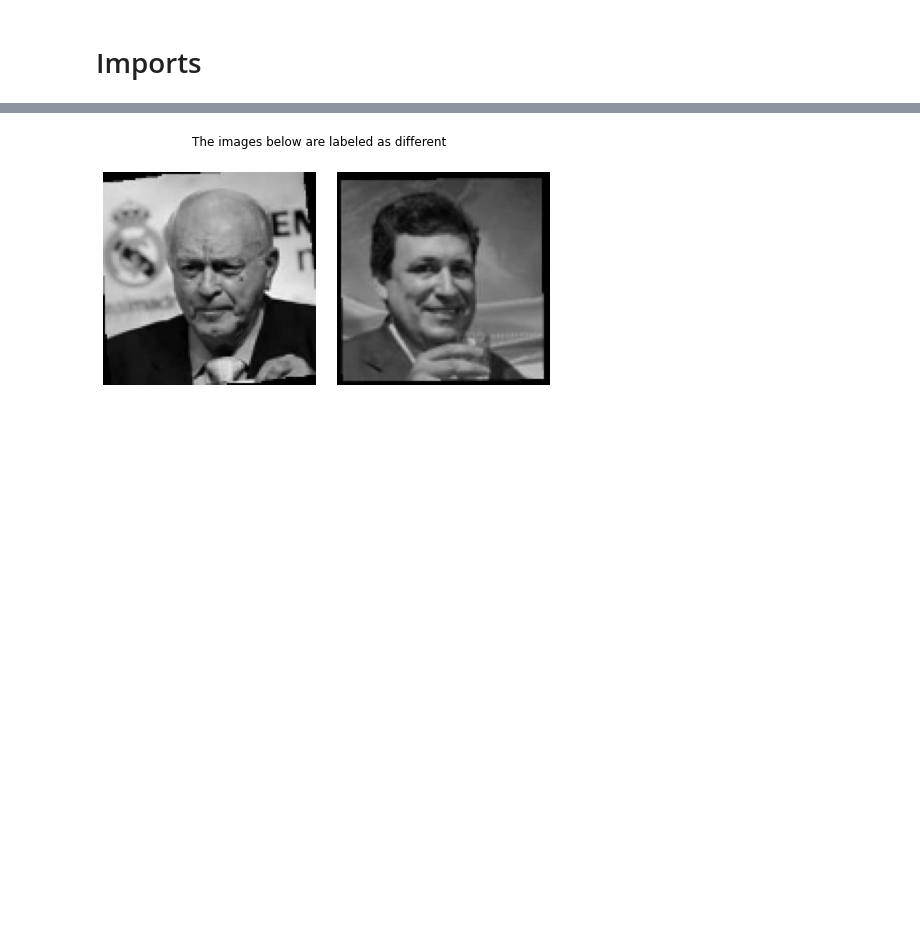
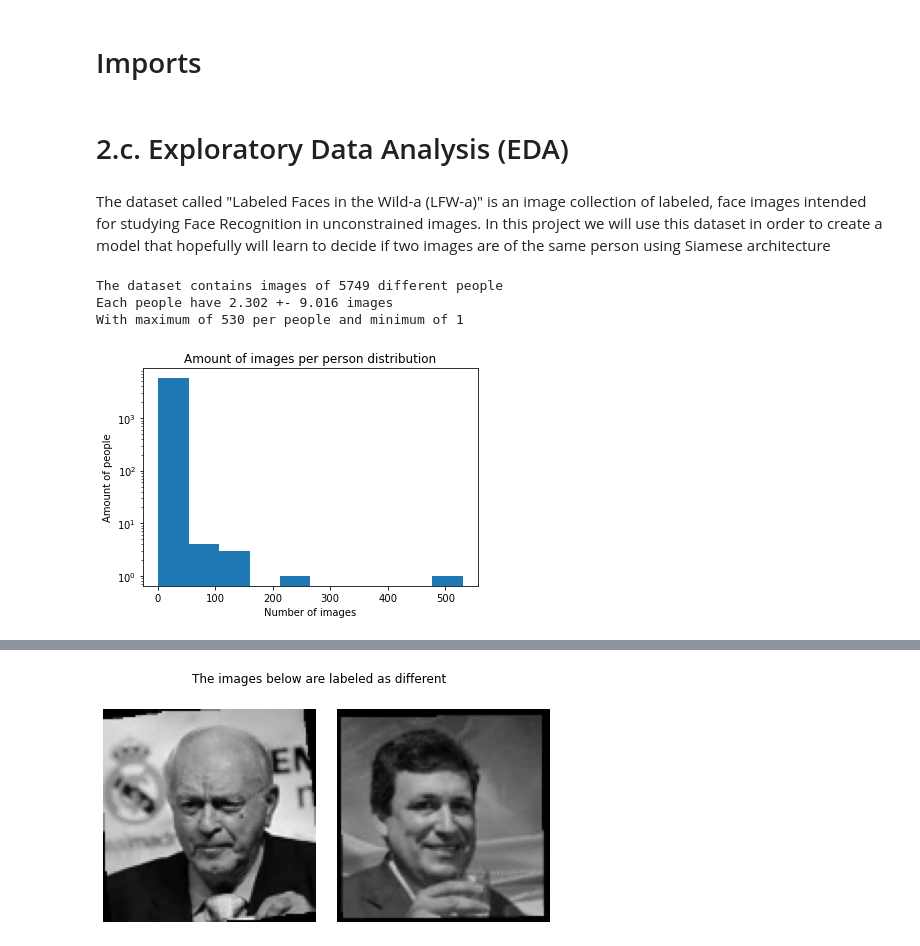
Before and after one commit to Naorko/lfw-siamese-tf, a Jupyter notebook: facial_recognition.ipynb, the cells around one changed output, grey strips where cells are left out. Saved outputs shown, nothing was run; the diff lists cells and outputs as text; code cells hidden in the pictures; blank space fills up the shorter version.

```diff
--- a/facial_recognition.ipynb
+++ b/facial_recognition.ipynb
@@ -36,6 +36,28 @@ SEED = 42
 random.seed(SEED)
 np.random.seed(SEED)
 tf.random.set_seed(SEED)
+# %% [markdown]
+# 2.c. Exploratory Data Analysis (EDA)
+# %% [markdown]
+The dataset called "Labeled Faces in the Wild-a (LFW-a)" is an image collection of labeled, face images intended for studying Face Recognition in unconstrained images. In this project we will use this dataset in order to create a model that hopefully will learn to decide if two images are of the same person using Siamese architecture
+# %%
+people_list = os.listdir(data_path)
+print(f'The dataset contains images of {len(people_list)} different people')
+images_cnt = [len(os.listdir(f'{data_path}/{people}')) for people in people_list]
+print(f'Each people have {np.mean(images_cnt):.3f} +- {np.std(images_cnt):.3f} images')
+print(f'With maximum of {np.max(images_cnt)} per people and minimum of {np.min(images_cnt)}')
+# %% [output]
+The dataset contains images of 5749 different people
+Each people have 2.302 +- 9.016 images
+With maximum of 530 per people and minimum of 1
+# %%
+_ = plt.hist(images_cnt)
+_ = plt.yscale('log')
+_ = plt.title('Amount of images per person distribution')
+_ = plt.xlabel('Number of images')
+_ = plt.ylabel('Amount of people')
+# %% [output]
+[figure, added]
 # %%
 def get_image_path(name, index):
     return f'{data_path}{name}/{name}_{str(index).rjust(4, "0")}.jpg'
```
Also changed, not shown: parts of 1 cell of this notebook.
